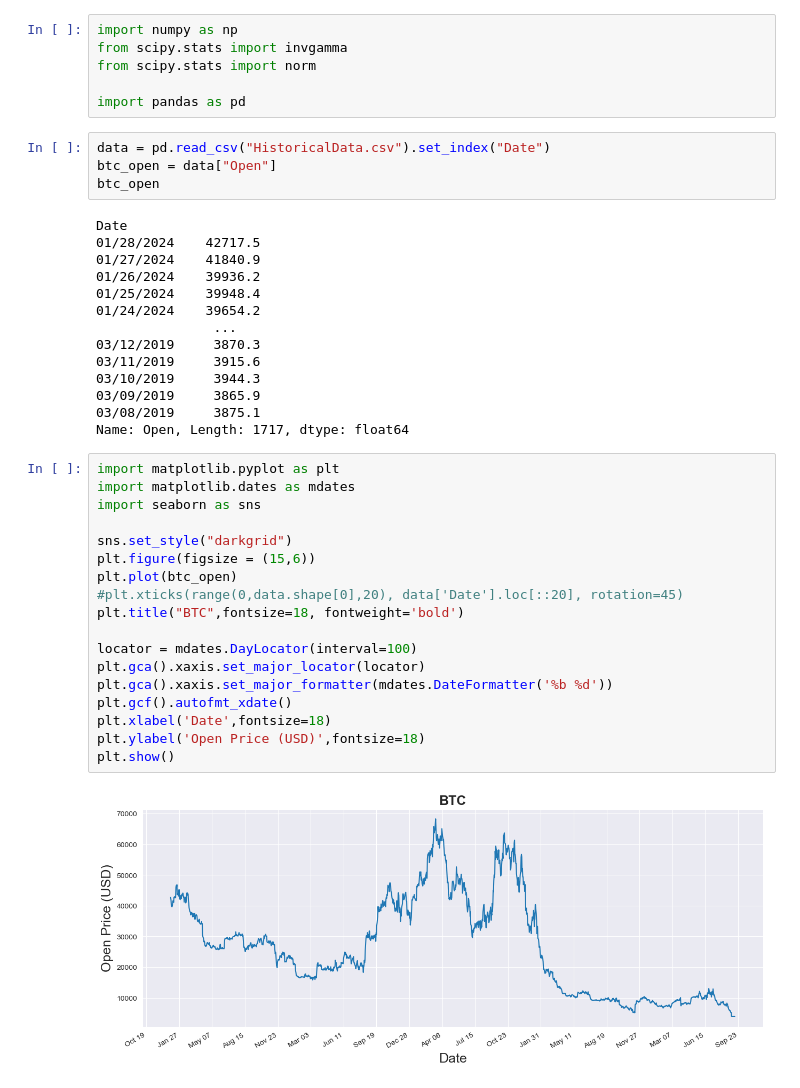
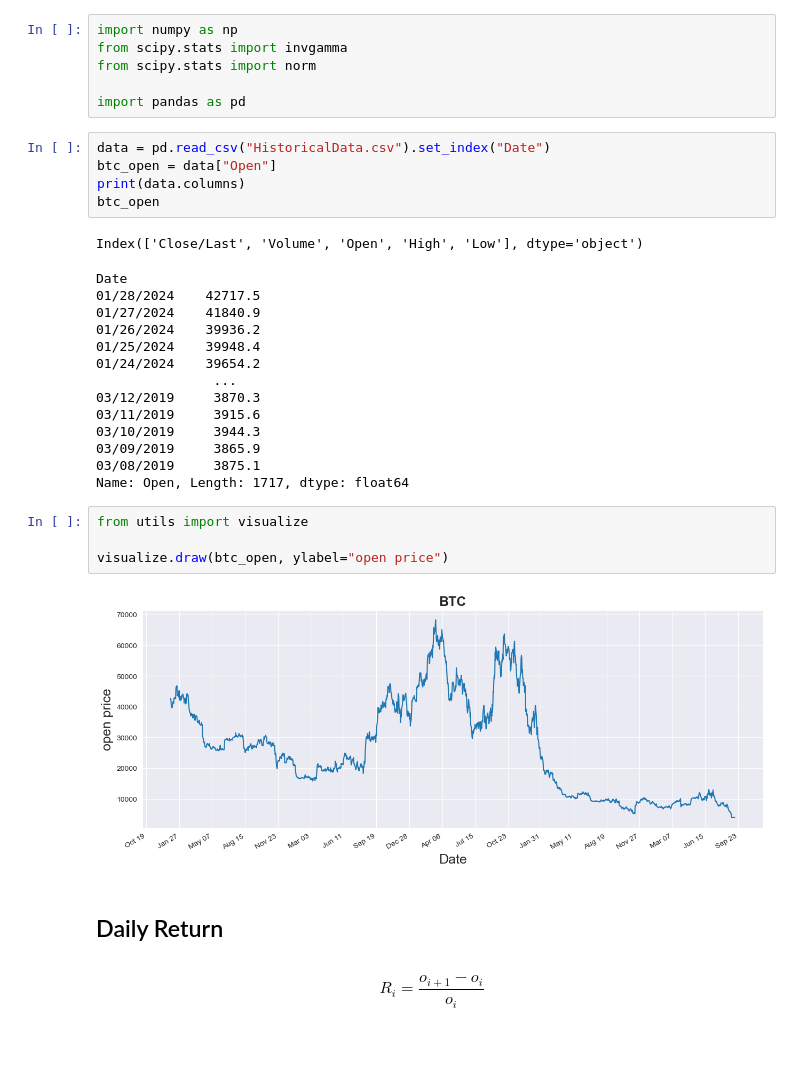
Before and after one commit to XDzzzzzZyq/Gibbs-Sampler, a Jupyter notebook: Gibbs Sampling.ipynb, the cells around one changed output. Drawn from its saved outputs; the diff is of its cells as text; blank space fills up the shorter version.

Commit message:
1.31 Daily Return & Log Return

```diff
--- a/Gibbs Sampling.ipynb
+++ b/Gibbs Sampling.ipynb
@@ -7,38 +7,32 @@ import pandas as pd
 # %%
 data = pd.read_csv("HistoricalData.csv").set_index("Date")
 btc_open = data["Open"]
+print(data.columns)
 btc_open
 # %% [output]
-Date
-01/28/2024    42717.5
-01/27/2024    41840.9
-01/26/2024    39936.2
-01/25/2024    39948.4
-01/24/2024    39654.2
-               ...
-03/12/2019     3870.3
-03/11/2019     3915.6
-03/10/2019     3944.3
-03/09/2019     3865.9
-03/08/2019     3875.1
-Name: Open, Length: 1717, dtype: float64
+Index(['Close/Last', 'Volume', 'Open', 'High', 'Low'], dtype='object')
+Date
+01/28/2024    42717.5
+01/27/2024    41840.9
+01/26/2024    39936.2
+01/25/2024    39948.4
+01/24/2024    39654.2
+               ...
+03/12/2019     3870.3
+03/11/2019     3915.6
+03/10/2019     3944.3
+03/09/2019     3865.9
+03/08/2019     3875.1
+Name: Open, Length: 1717, dtype: float64
 # %%
-import matplotlib.pyplot as plt
-import matplotlib.dates as mdates
-import seaborn as sns
+from utils import visualize
 
-sns.set_style("darkgrid")
-plt.figure(figsize = (15,6))
-plt.plot(btc_open)
-#plt.xticks(range(0,data.shape[0],20), data['Date'].loc[::20], rotation=45)
-plt.title("BTC",fontsize=18, fontweight='bold')
-
-locator = mdates.DayLocator(interval=100)
-plt.gca().xaxis.set_major_locator(locator)
-plt.gca().xaxis.set_major_formatter(mdates.DateFormatter('%b %d'))
-plt.gcf().autofmt_xdate()
-plt.xlabel('Date',fontsize=18)
-plt.ylabel('Open Price (USD)',fontsize=18)
-plt.show()
+visualize.draw(btc_open, ylabel="open price")
 # %% [output]
-[figure, old version]
+[figure, new version]
+# %% [markdown]
+## Daily Return
+# %% [markdown]
+$$
+R_i=\frac{o_{i+1}-o_{i}}{o_{i}}
+$$
```
Also changed, not shown: parts of 6 cells of this notebook, 2 other files.
